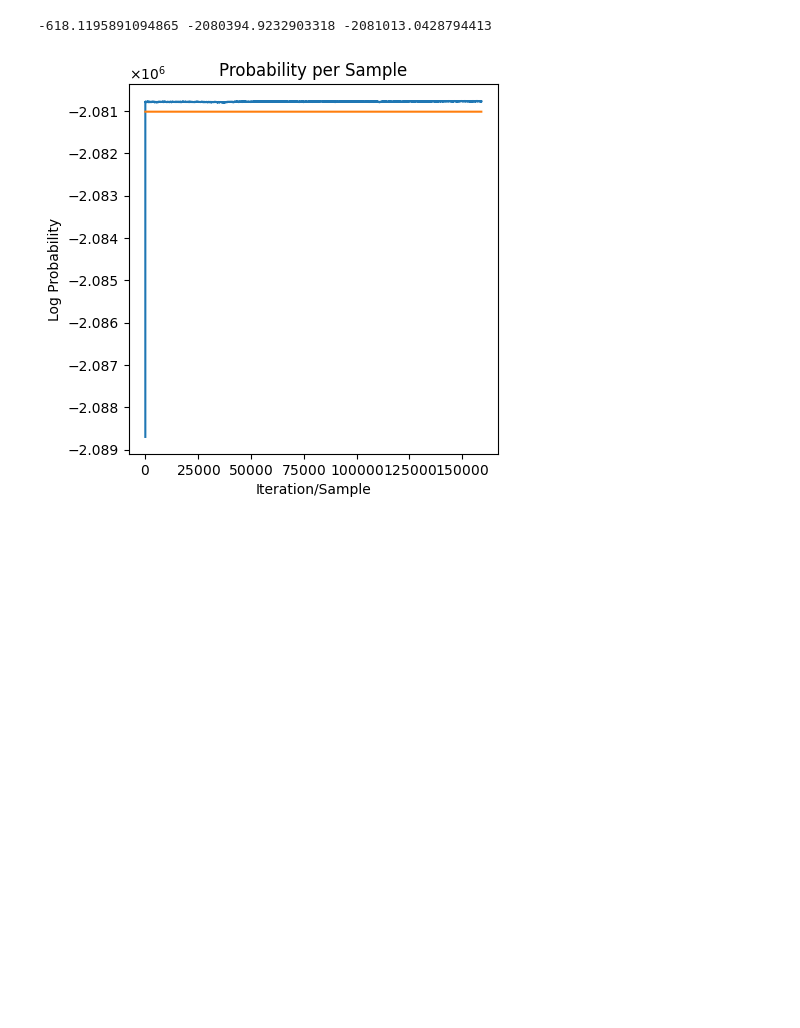
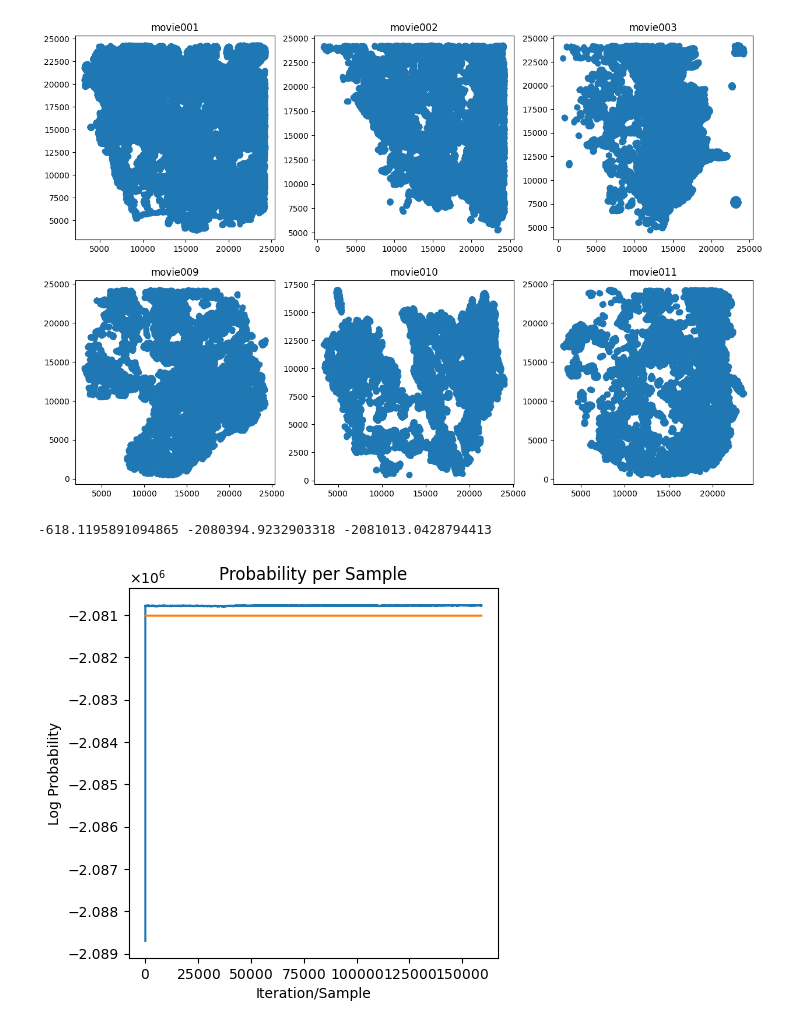
Before and after one commit to vkumar61/GPcurve, a Jupyter notebook: Auxilliary/visualizationtion code.ipynb, the cells around one changed output. Saved outputs shown, nothing was run; the diff lists cells and outputs as text; code cells hidden in the pictures; blank space fills up the shorter version.

```diff
--- a/Auxilliary/visualizationtion code.ipynb
+++ b/Auxilliary/visualizationtion code.ipynb
@@ -9,6 +9,38 @@ import matplotlib
 import h5py
 from matplotlib import ticker
 from scipy import stats
+# %%
+import numpy as np
+import matplotlib.pyplot as plt
+
+# Define the list of files to plot
+files = ['01', '02', '03', '09', '10', '11']
+
+# Create a figure with 3 rows and 2 columns
+fig, axes = plt.subplots(2, 3, figsize=(15, 10))
+
+# Iterate over the files and plot each one in a subplot
+for i, file in enumerate(files):
+    data = np.genfromtxt('C:/Users/vkuma/PresseLab/Research/Data/CleanData/movie0' + file + '.txt', delimiter=', ', skip_header=1)
+
+    # Separate columns into individual arrays
+    dataVectIndex = data[:, 0]
+    dataVect = data[:, 1:]
+
+    # Make pixel adjustment to nanometers
+    dataVect = dataVect[::]*97
+    dataVectIndex = dataVectIndex[::]
+
+    # Plot the data in the current subplot
+    axes[i//3, i%3].scatter(dataVect[:, 0], dataVect[:, 1])
+
+    # Add a title to the current subplot
+    axes[i//3, i%3].set_title('movie0' + file)
+
+# Show the figure
+plt.show()
+# %% [output]
+[figure, added]
 # %%
 file = open("C:/Users/vkuma/PresseLab/Research/200 5170.375220631081 3626.601735051907variables.pkl", "rb")
 variables = pickle.load(file)
```
Also changed, not shown: 5 other files.
